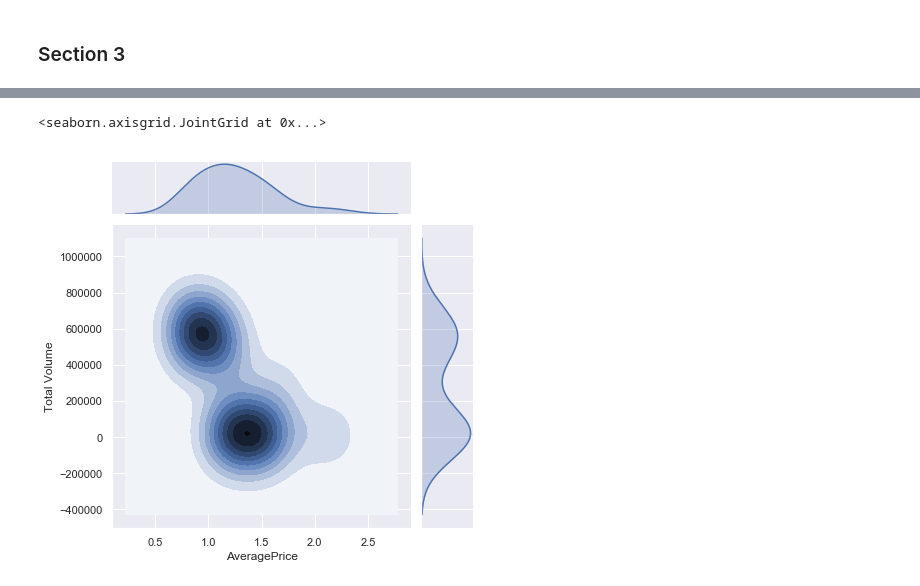
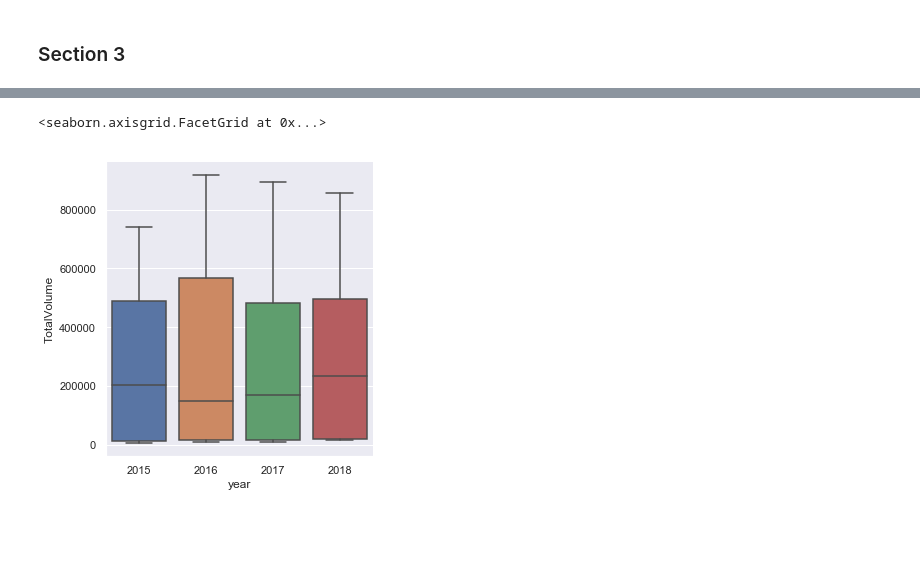
Before and after one commit to loupendley/Thinkful, a Jupyter notebook: HomeworkProjects/Unit1/Unit1Lesson1Project3.ipynb, the cells around one changed output, grey strips where cells are left out. Drawn from its saved outputs; the diff is of its cells as text; code cells hidden in the pictures; blank space fills up the shorter version.

```diff
--- a/HomeworkProjects/Unit1/Unit1Lesson1Project3.ipynb
+++ b/HomeworkProjects/Unit1/Unit1Lesson1Project3.ipynb
@@ -157,13 +94,3 @@ avocados_sd_2016.head(n=20).plot(y='AveragePrice', kind='pie', label='Demand for
 ### Section 2
 # %% [markdown]
 Choose two continuous variables and plot them three different ways.
-# %%
-# 2-A
-sns.set(style="darkgrid")
-
-g = sns.factorplot( data=avocados_sd_sample,y='AveragePrice',  x='Total Volume',
-                   height=12, kind="box", palette="pastel", ci=95);
-# g.despine(left=True)
-g.set_xticklabels(rotation=rotation_angle)
-g.set_ylabels("Avocado Price")
-g.set_xlabels("")
@@ -181,32 +106,3 @@ for catplot in factor_plots:
-# %%
-# 2-B
-# seaborn bar plot
-# Setting the overall aesthetic.
-sns.set(style="darkgrid")
-
-g = sns.catplot(y="AveragePrice",  x='Date', data=avocados_sd_2016,
-                   height=16, kind="point", palette="pastel", ci=95)
-g.despine(left=True)
-g.set_xticklabels(rotation=rotation_angle)
-g.set_ylabels("Avocado Price")
-g.set_xlabels("")
-plt.title('Barplot: San Diego Avocado Prices')
-plt.show()
-# %%
-# 2-C
-# seaborn bar plot
-# Setting the overall aesthetic.
-sns.set(style="darkgrid")
-
-g = sns.factorplot(x='Date', y="AveragePrice", data=avocados_sd_2016,
-                   fit_reg=False,
-                   scatter_kws={'alpha':0.4},
-                   height=16)
-g.set_xticklabels(rotation=rotation_angle)
-g.set_ylabels("Avocado Price")
-g.set_xlabels("")
-plt.title('Barplot: San Diego Avocado Prices')
-plt.show()
 # %% [markdown]
 ### Section 3
 # %%
@@ -260,6 +181,6 @@ sns.jointplot(x='AveragePrice', y='Total Volume', kind='hex' ,data=avocados_sd_s
 # %%
-# 3.c -> A Seaborn Hexbin plot
-sns.jointplot(x='AveragePrice', y='Total Volume', kind='kde' ,data=avocados_sd_sample)
+# 3.e -> A boxplot
+sns.catplot(x="year", y="TotalVolume", kind="box", data=avocados_sd)
 # %% [output]
-<seaborn.axisgrid.JointGrid at 0x...>
+<seaborn.axisgrid.FacetGrid at 0x...>
-[figure, old version]
+[figure, new version]
```
Also changed, not shown: parts of 57 cells of this notebook.
